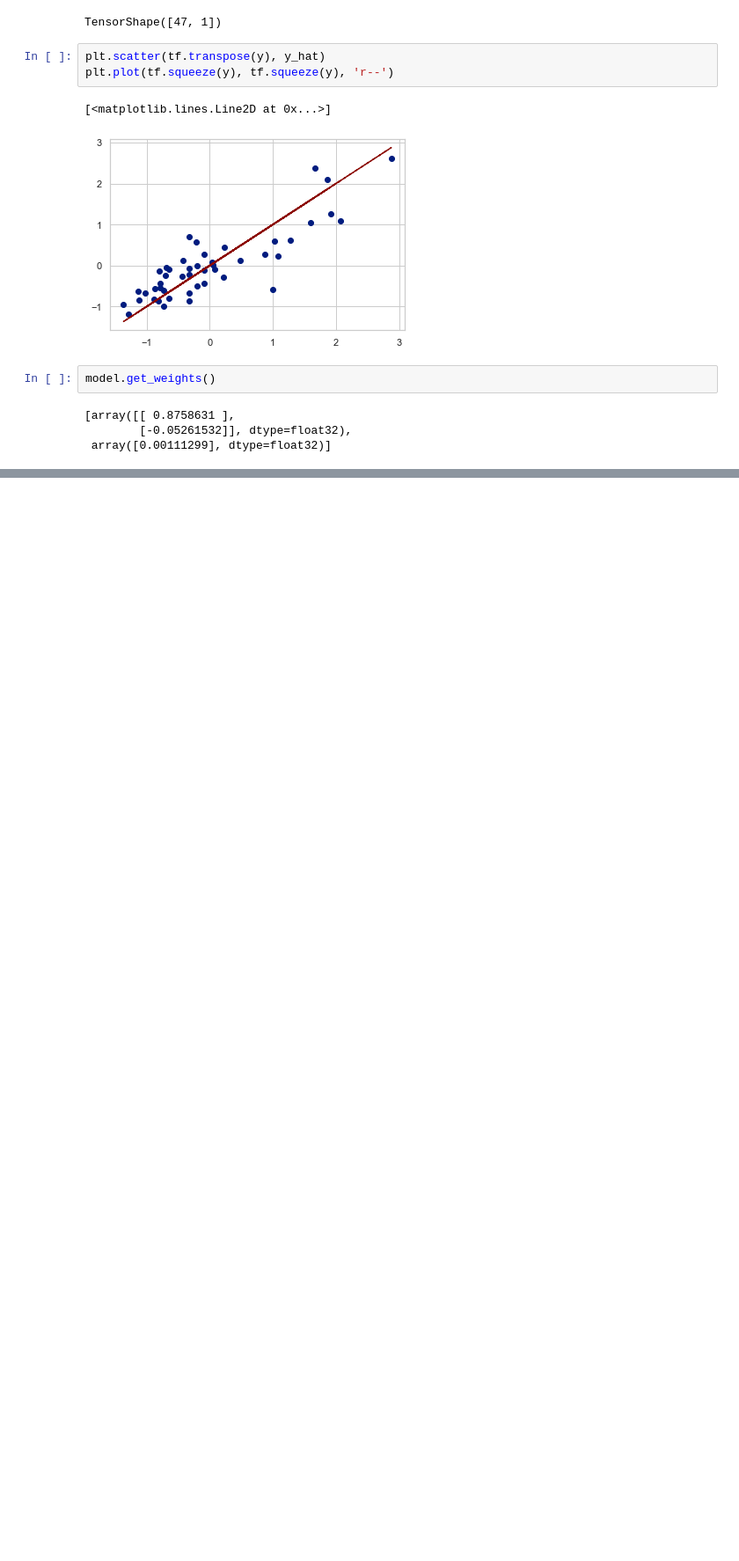
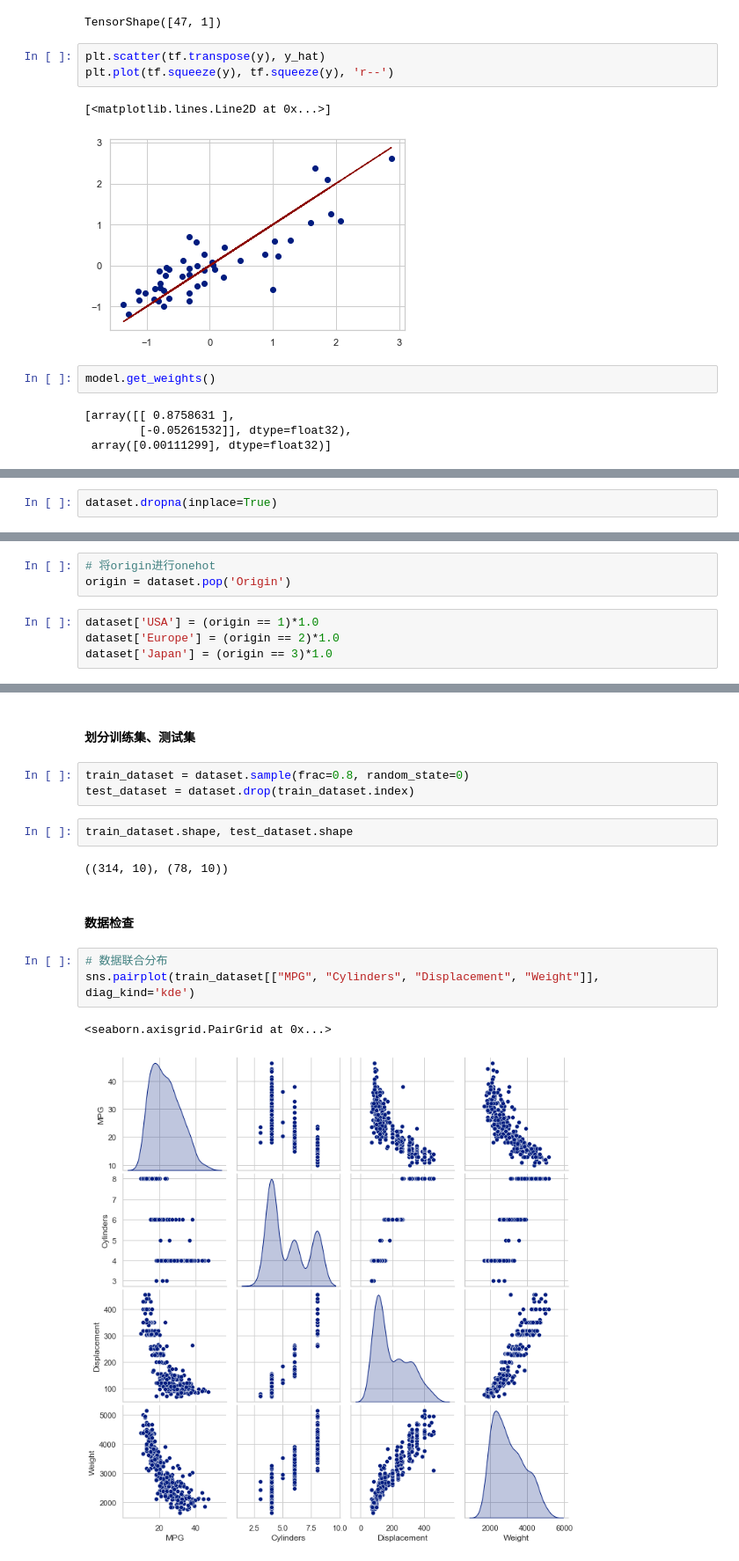
Before and after one commit to myhaa/Machine-Learning, a Jupyter notebook: AndrewNg_ML_Homework/机器学习之吴恩达作业1.ipynb, the cells around one changed output, grey strips where cells are left out. Shown: that part at 88% size. Drawn from its saved outputs; the diff is of its cells as text; blank space fills up the shorter version.

```diff
--- a/AndrewNg_ML_Homework/机器学习之吴恩达作业1.ipynb
+++ b/AndrewNg_ML_Homework/机器学习之吴恩达作业1.ipynb
@@ -800,0 +855,2 @@ model.get_weights()
+# %%
+dataset.dropna(inplace=True)
@@ -800,0 +875,7 @@ model.get_weights()
+# %%
+# 将origin进行onehot
+origin = dataset.pop('Origin')
+# %%
+dataset['USA'] = (origin == 1)*1.0
+dataset['Europe'] = (origin == 2)*1.0
+dataset['Japan'] = (origin == 3)*1.0
@@ -800,0 +891,17 @@ model.get_weights()
+# %% [markdown]
+#### 划分训练集、测试集
+# %%
+train_dataset = dataset.sample(frac=0.8, random_state=0)
+test_dataset = dataset.drop(train_dataset.index)
+# %%
+train_dataset.shape, test_dataset.shape
+# %% [output]
+((314, 10), (78, 10))
+# %% [markdown]
+#### 数据检查
+# %%
+# 数据联合分布
+sns.pairplot(train_dataset[["MPG", "Cylinders", "Displacement", "Weight"]], diag_kind='kde')
+# %% [output]
+<seaborn.axisgrid.PairGrid at 0x...>
+[figure, added]
```
Also changed, not shown: parts of 50 cells of this notebook.
